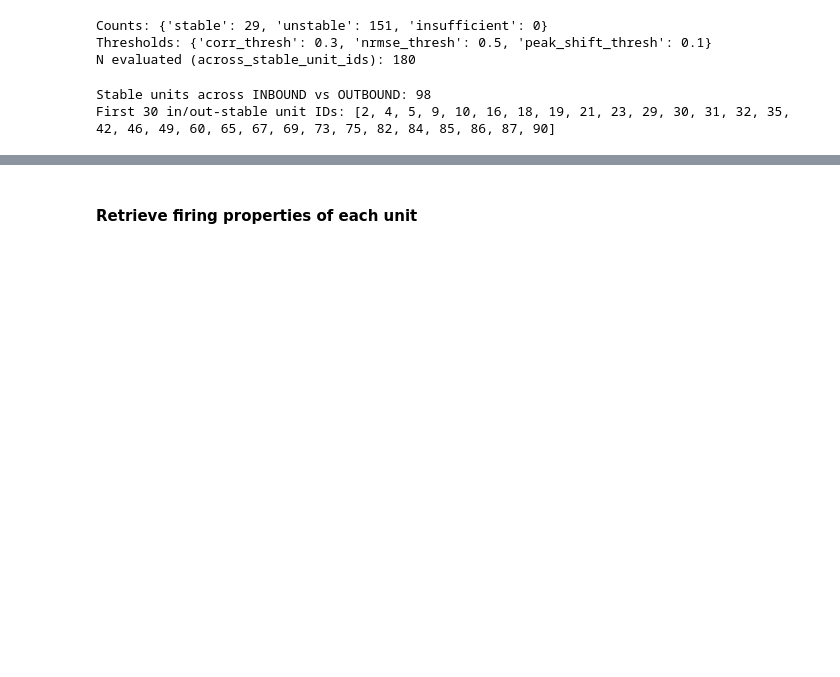
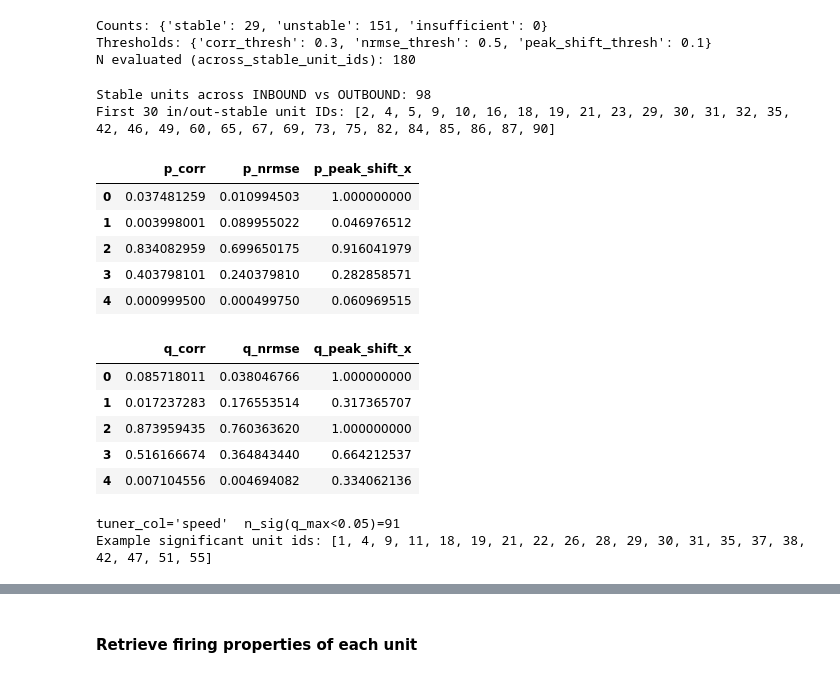
Before and after one commit to anirudh073/pfc-movement-analysis, a Jupyter notebook: notebooks/unit_tuning.ipynb, the cells around one changed output, grey strips where cells are left out. Cells and saved outputs as stored; diff of their text form; code cells hidden in the pictures; blank space fills up the shorter version.

```diff
--- a/notebooks/unit_tuning.ipynb
+++ b/notebooks/unit_tuning.ipynb
@@ -3824,33 +4089,50 @@ base_mask = (df["zone"] == "run") & df["trial_type"].isin(["inbound", "outbound"
 
 tuner_col = "speed"
 tuner_min, tuner_max = 0, 120
 
 # Optional: restrict to a subset of units if you've already computed these
 units_to_use = across_stable_unit_ids if "across_stable_unit_ids" in globals() else None
 
 res_outin = permutation_test_tuning_difference_trial_labels(
     df,
     column=tuner_col,
     spikes_list=mpfc_spikes,
     base_mask=base_mask,
     trial_column="trial_number",
     label_column="trial_type",
     label_a="outbound",
     label_b="inbound",
     binning="sliding",
-    window_width=0.20,
-    window_step=0.02,
+    window_width=20,
+    window_step=2,
     tuner_min=tuner_min,
     tuner_max=tuner_max,
     n_perm=2000,
     random_state=0,
     strata_column="epoch",   # keeps A/B counts fixed within each epoch
-    units=units_to_use,      # None = all units
+    units=units_to_use,
+    max_stat_standardization="zscore",
+
 )
 
 display(res_outin["p_values"].head())
 display(res_outin["q_values"].head())
 
 sig_units = res_outin["q_max"][res_outin["q_max"] < 0.05].index.to_list()
 print(f"tuner_col={tuner_col!r}  n_sig(q_max<0.05)={len(sig_units)}")
 print("Example significant unit ids:", sig_units[:20])
+# %% [output]
+|  | p_corr | p_nrmse | p_peak_shift_x |
+| 0 | 0.037481259 | 0.010994503 | 1.000000000 |
+| 1 | 0.003998001 | 0.089955022 | 0.046976512 |
+| 2 | 0.834082959 | 0.699650175 | 0.916041979 |
+| 3 | 0.403798101 | 0.240379810 | 0.282858571 |
+| 4 | 0.000999500 | 0.000499750 | 0.060969515 |
+|  | q_corr | q_nrmse | q_peak_shift_x |
+| 0 | 0.085718011 | 0.038046766 | 1.000000000 |
+| 1 | 0.017237283 | 0.176553514 | 0.317365707 |
+| 2 | 0.873959435 | 0.760363620 | 1.000000000 |
+| 3 | 0.516166674 | 0.364843440 | 0.664212537 |
+| 4 | 0.007104556 | 0.004694082 | 0.334062136 |
+tuner_col='speed'  n_sig(q_max<0.05)=91
+Example significant unit ids: [1, 4, 9, 11, 18, 19, 21, 22, 26, 28, 29, 30, 31, 35, 37, 38, 42, 47, 51, 55]
```
Also changed, not shown: parts of 12 cells of this notebook.
